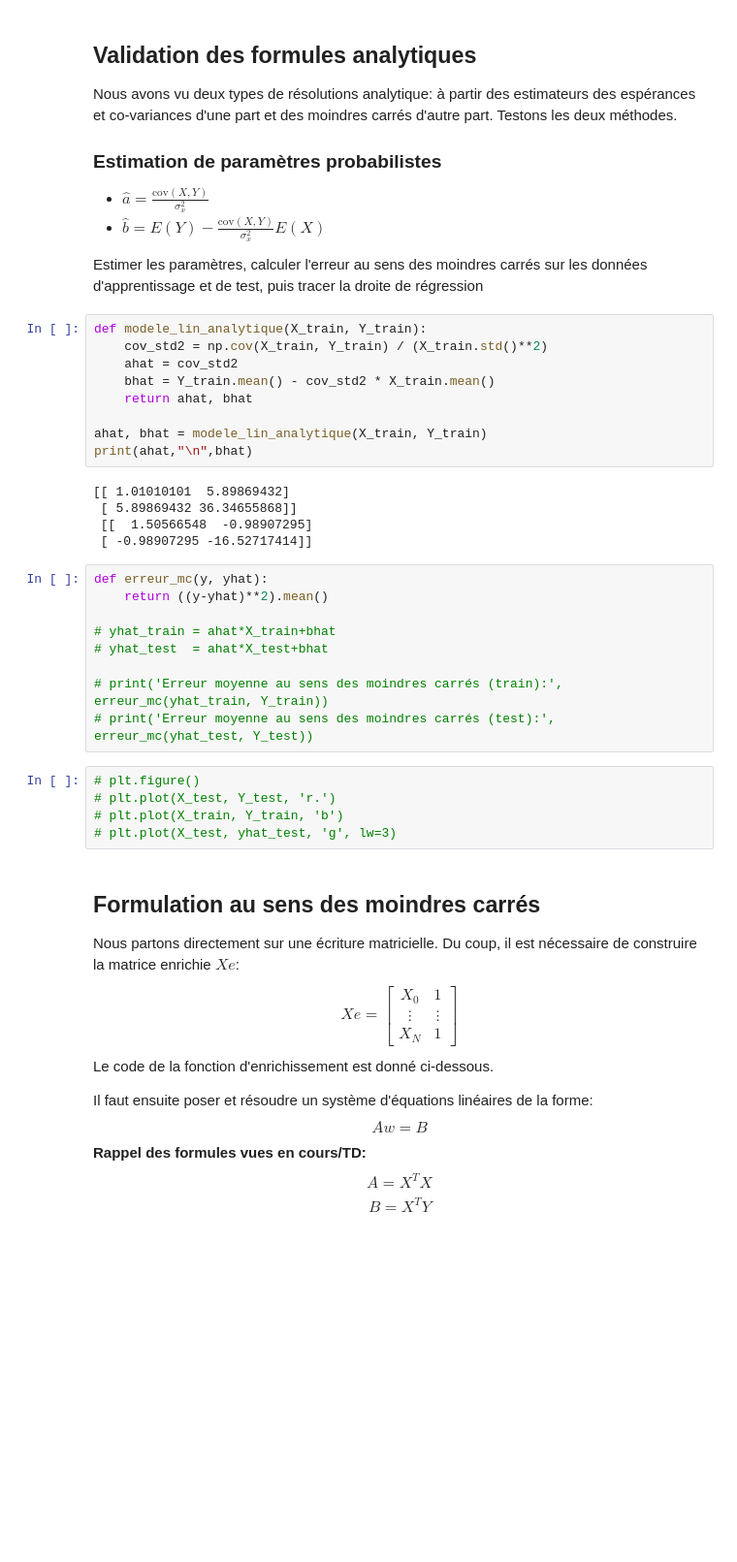
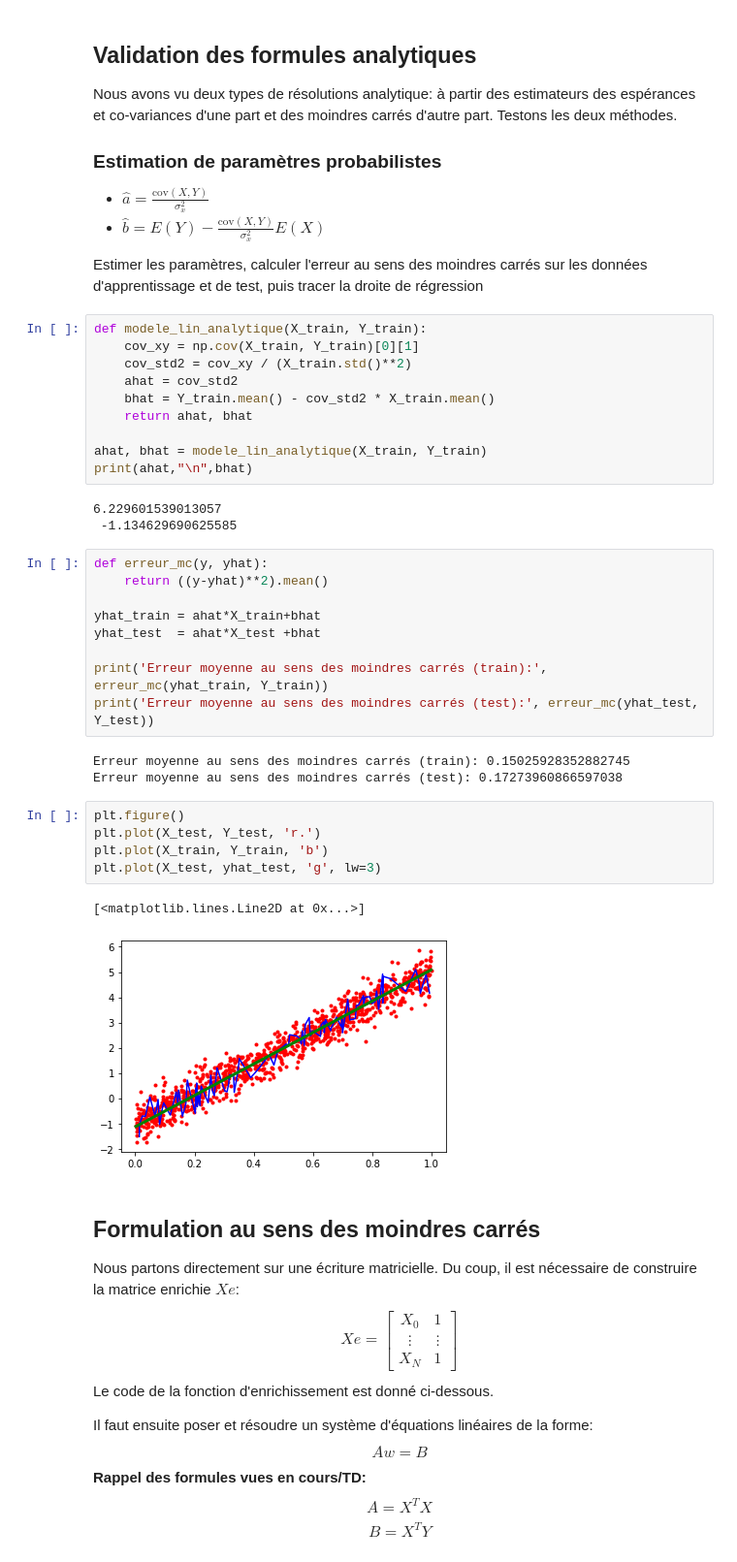
Before and after one commit to hanzopgp/MasterBioInformaticsPTs, a Jupyter notebook: S1/MAPSI/TME/TME9/TME9DurandKordon.ipynb, the cells around one changed output. Shown at 97% size. Saved outputs shown, nothing was run; the diff lists cells and outputs as text; blank space fills up the shorter version.

```diff
--- a/S1/MAPSI/TME/TME9/TME9DurandKordon.ipynb
+++ b/S1/MAPSI/TME/TME9/TME9DurandKordon.ipynb
@@ -57,7 +57,8 @@ Nous avons vu deux types de résolutions analytique: à partir des estimateurs d
  Estimer les paramètres, calculer l'erreur au sens des moindres carrés sur les données d'apprentissage et de test, puis tracer la droite de régression
 # %%
 def modele_lin_analytique(X_train, Y_train):
-    cov_std2 = np.cov(X_train, Y_train) / (X_train.std()**2)
+    cov_xy = np.cov(X_train, Y_train)[0][1]
+    cov_std2 = cov_xy / (X_train.std()**2)
     ahat = cov_std2
     bhat = Y_train.mean() - cov_std2 * X_train.mean()
     return ahat, bhat
@@ -65,24 +66,28 @@ def modele_lin_analytique(X_train, Y_train):
 ahat, bhat = modele_lin_analytique(X_train, Y_train)
 print(ahat,"\n",bhat)
 # %% [output]
-[[ 1.01010101  5.89869432]
- [ 5.89869432 36.34655868]]
- [[  1.50566548  -0.98907295]
- [ -0.98907295 -16.52717414]]
+6.229601539013057
+ -1.134629690625585
 # %%
 def erreur_mc(y, yhat):
     return ((y-yhat)**2).mean()
 
-# yhat_train = ahat*X_train+bhat
-# yhat_test  = ahat*X_test+bhat
+yhat_train = ahat*X_train+bhat
+yhat_test  = ahat*X_test +bhat
 
-# print('Erreur moyenne au sens des moindres carrés (train):', erreur_mc(yhat_train, Y_train))
-# print('Erreur moyenne au sens des moindres carrés (test):', erreur_mc(yhat_test, Y_test))
+print('Erreur moyenne au sens des moindres carrés (train):', erreur_mc(yhat_train, Y_train))
+print('Erreur moyenne au sens des moindres carrés (test):', erreur_mc(yhat_test, Y_test))
+# %% [output]
+Erreur moyenne au sens des moindres carrés (train): 0.15025928352882745
+Erreur moyenne au sens des moindres carrés (test): 0.17273960866597038
 # %%
-# plt.figure()
-# plt.plot(X_test, Y_test, 'r.')
-# plt.plot(X_train, Y_train, 'b')
-# plt.plot(X_test, yhat_test, 'g', lw=3)
+plt.figure()
+plt.plot(X_test, Y_test, 'r.')
+plt.plot(X_train, Y_train, 'b')
+plt.plot(X_test, yhat_test, 'g', lw=3)
+# %% [output]
+[<matplotlib.lines.Line2D at 0x...>]
+[figure, added]
 # %% [markdown]
 ## Formulation au sens des moindres carrés
 
```
Also changed, not shown: parts of 11 cells of this notebook.
